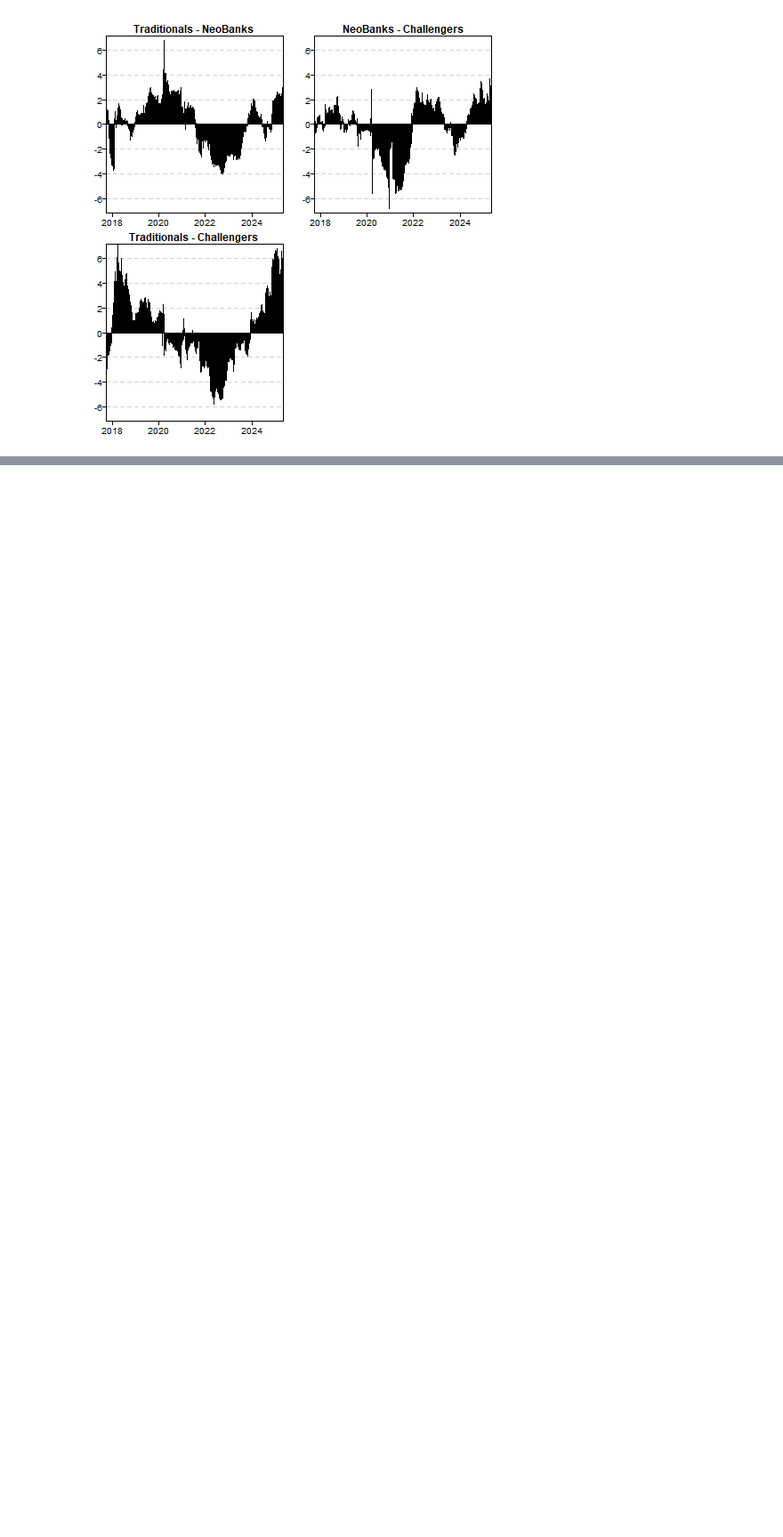
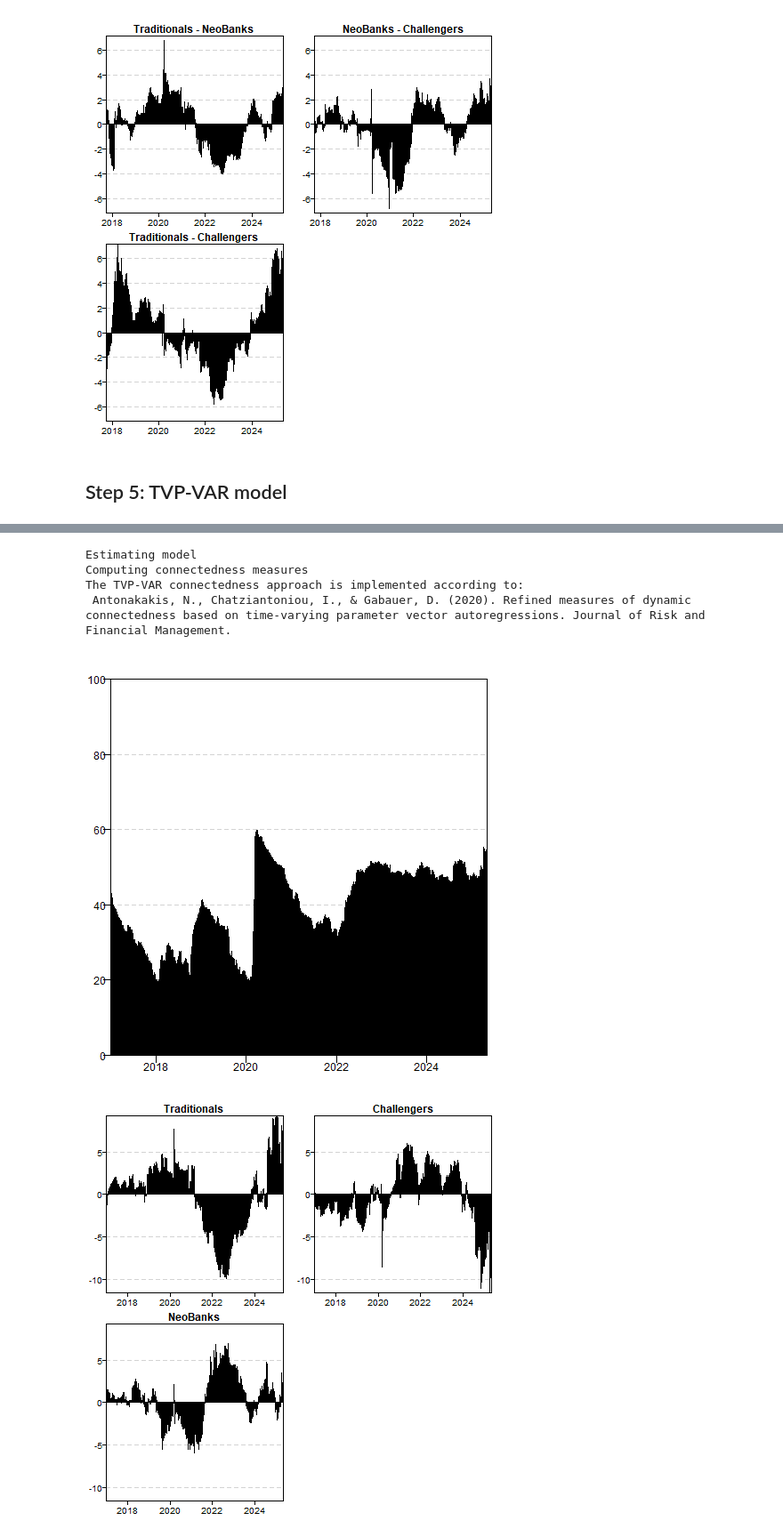
Before and after one commit to JamesGH1/FinanceResearch, a Jupyter notebook: IndexCreation - REMASTERED.ipynb, the cells around one changed output, grey strips where cells are left out. Shown at 89% size. Saved outputs shown, nothing was run; the diff lists cells and outputs as text; code cells hidden in the pictures; blank space fills up the shorter version.

```diff
--- a/IndexCreation - REMASTERED.ipynb
+++ b/IndexCreation - REMASTERED.ipynb
@@ -689,3 +691,42 @@ if (exists("dca_dynamic_results")) {
 [figure]
 [figure]
 [figure]
+# %% [markdown]
+## Step 5: TVP-VAR model
+# %%
+%%R -o dca_tvp_var_results
+
+# This cell runs the more advanced TVP-VAR model.
+# It uses the same 'returns_df' created in the Python cell.
+
+if (nrow(returns_df) > 0) {
+    library(ConnectednessApproach)
+    library(zoo)
+
+    data_zoo <- zoo(returns_df, order.by = as.Date(rownames(returns_df)))
+
+    # --- Run the Dynamic Connectedness Analysis using TVP-VAR ---
+    # The key changes are: model="TVP-VAR" and the VAR_config list.
+    # The kappa parameters are "forgetting factors" that control how fast the parameters can change.
+    # 0.99 is a very standard value.
+    dca_tvp_var_results <- ConnectednessApproach(data_zoo,
+                                       nlag = 2,
+                                       nfore = 10,
+                                       model = "TVP-VAR",
+                                       VAR_config = list(TVPVAR = list(kappa1 = 0.99, kappa2 = 0.99, prior = "BayesPrior"))
+                                       )
+
+    # Print the resulting connectedness table
+    print("--- TVP-VAR Average Connectedness Table ---")
+    print(dca_tvp_var_results$TABLE)
+
+    # --- Generate the plots for the TVP-VAR results ---
+    print("--- Plotting TVP-VAR Dynamic Results ---")
+    PlotTCI(dca_tvp_var_results)
+    PlotNET(dca_tvp_var_results)
+    PlotNPDC(dca_tvp_var_results)
+
+} else {
+    print("Input data is empty. Skipping TVP-VAR analysis.")
+}
+# %% [output]
@@ -691,0 +743,6 @@ if (exists("dca_dynamic_results")) {
+Estimating model
+Computing connectedness measures
+The TVP-VAR connectedness approach is implemented according to:
+ Antonakakis, N., Chatziantoniou, I., & Gabauer, D. (2020). Refined measures of dynamic connectedness based on time-varying parameter vector autoregressions. Journal of Risk and Financial Management.
+[figure, added]
+[figure, added]
```
Also changed, not shown: parts of 3 cells of this notebook.
